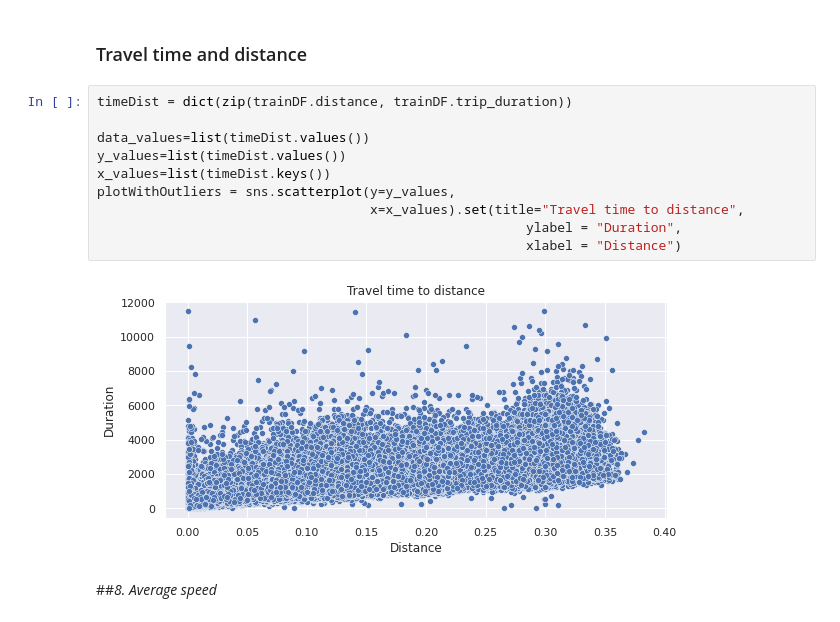
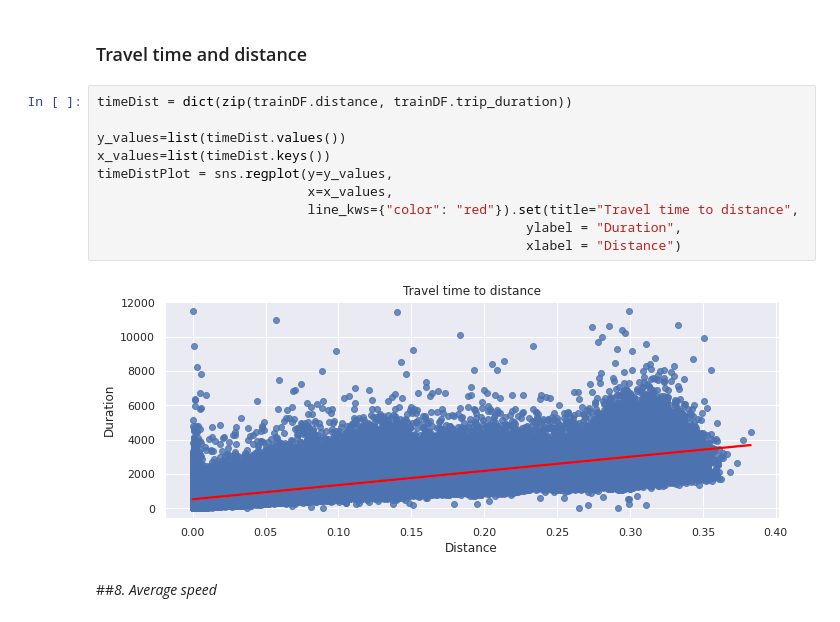
Before and after one commit to EliasEconomou/DataMining2-Travel-Time-Prediction, a Jupyter notebook: DataMining2_Travel_Time_Prediction.ipynb, the cells around one changed output. Cells and saved outputs as stored; diff of their text form.

Commit message:
scatter plots of points

```diff
--- a/DataMining2_Travel_Time_Prediction.ipynb
+++ b/DataMining2_Travel_Time_Prediction.ipynb
@@ -604,15 +607,15 @@ plt.show(TDdaysPlot)
 # %%
 timeDist = dict(zip(trainDF.distance, trainDF.trip_duration))
 
-data_values=list(timeDist.values())
 y_values=list(timeDist.values())
 x_values=list(timeDist.keys())
-plotWithOutliers = sns.scatterplot(y=y_values,
-                                   x=x_values).set(title="Travel time to distance",
+timeDistPlot = sns.regplot(y=y_values,
+                           x=x_values,
+                           line_kws={"color": "red"}).set(title="Travel time to distance",
                                                        ylabel = "Duration",
                                                        xlabel = "Distance")
 # %% [output]
-[figure, old version]
+[figure, new version]
 # %% [markdown]
 ##*8. Average speed*
 # %%
```
Also changed, not shown: parts of 4 cells of this notebook.
